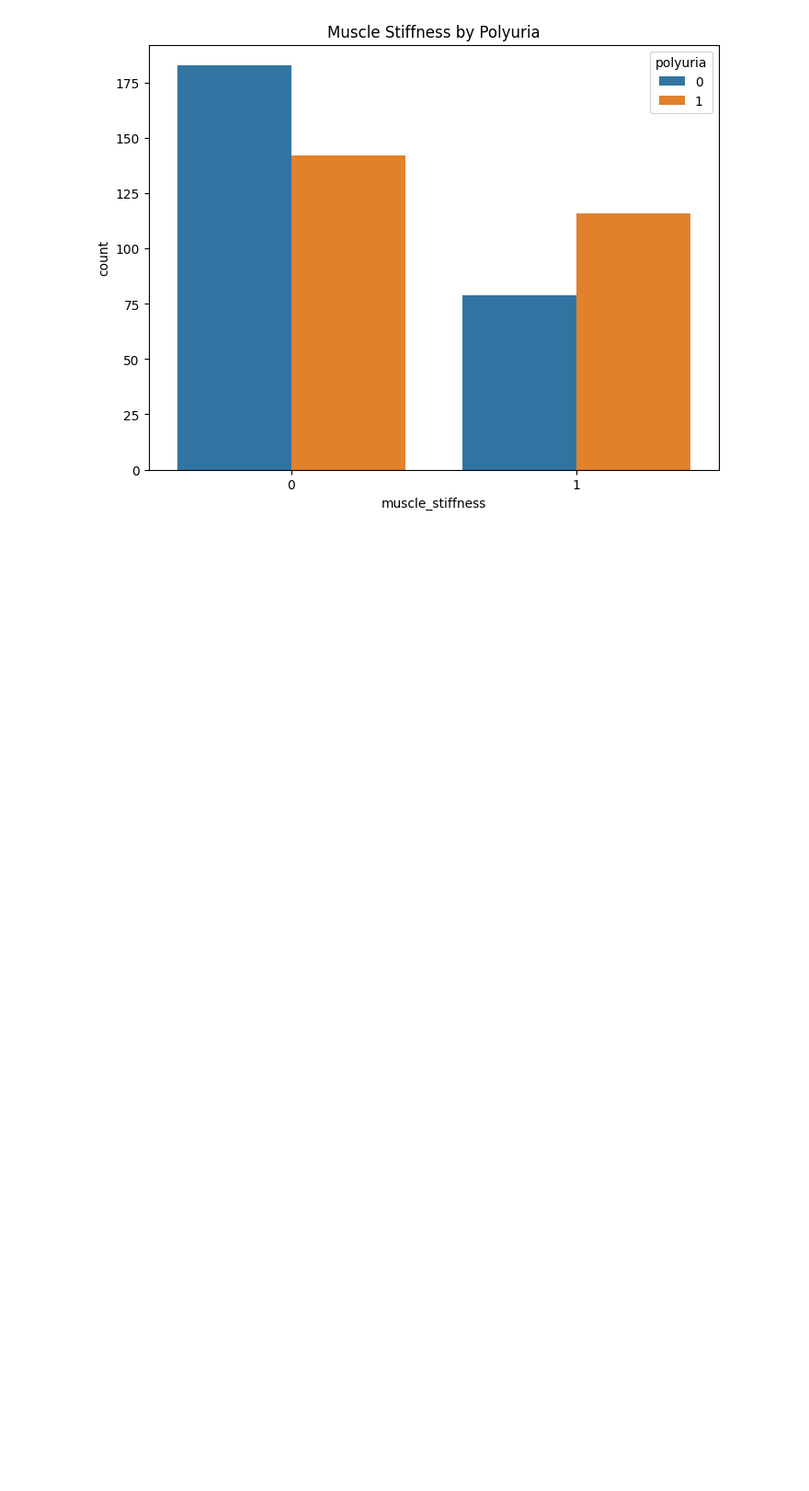
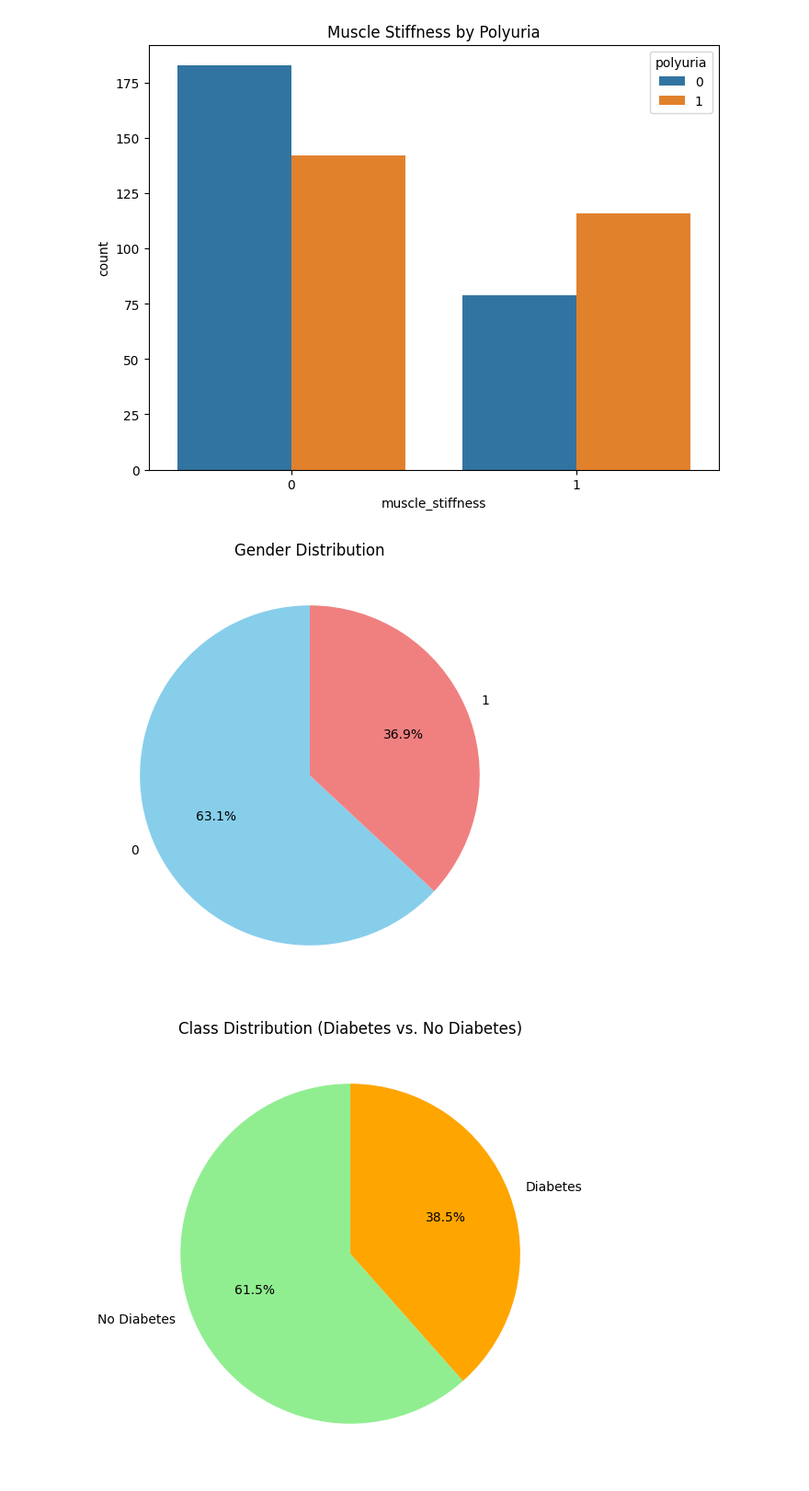
Before and after one commit to AKSHITHA-CHILUKA/Akshitha-GlucoSense-Infy-Nov2024, a Jupyter notebook: Diabities_data_analysis.ipynb, the cells around one changed output. Shown at 92% size. Drawn from its saved outputs; the diff is of its cells as text; code cells hidden in the pictures; blank space fills up the shorter version.

```diff
--- a/Diabities_data_analysis.ipynb
+++ b/Diabities_data_analysis.ipynb
@@ -254,3 +254,32 @@ plt.show()
 [figure]
 [figure]
 [figure]
+# %%
+# Pie chart for Gender distribution
+gender_counts = df['gender'].value_counts()
+plt.figure(figsize=(6, 6))
+plt.pie(
+    gender_counts,
+    labels=gender_counts.index,
+    autopct='%1.1f%%',
+    startangle=90,
+    colors=['skyblue', 'lightcoral']
+)
+plt.title('Gender Distribution')
+plt.show()
+
+# Pie chart for Class distribution
+class_counts = df['class'].value_counts()
+plt.figure(figsize=(6, 6))
+plt.pie(
+    class_counts,
+    labels=['No Diabetes', 'Diabetes'],
+    autopct='%1.1f%%',
+    startangle=90,
+    colors=['lightgreen', 'orange']
+)
+plt.title('Class Distribution (Diabetes vs. No Diabetes)')
+plt.show()
+# %% [output]
+[figure, added]
+[figure, added]
```
Also changed, not shown: parts of 4 cells of this notebook.
